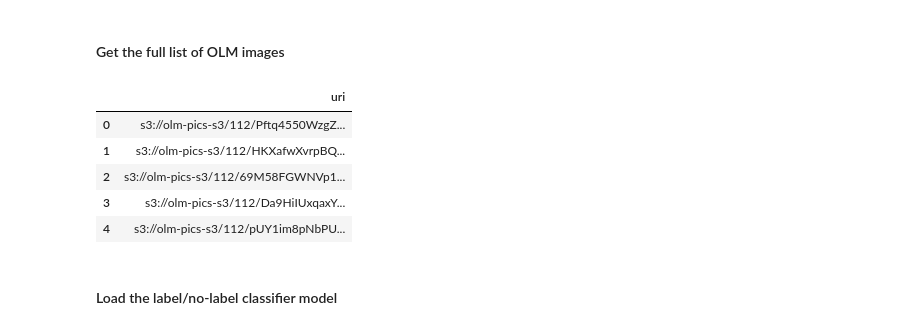
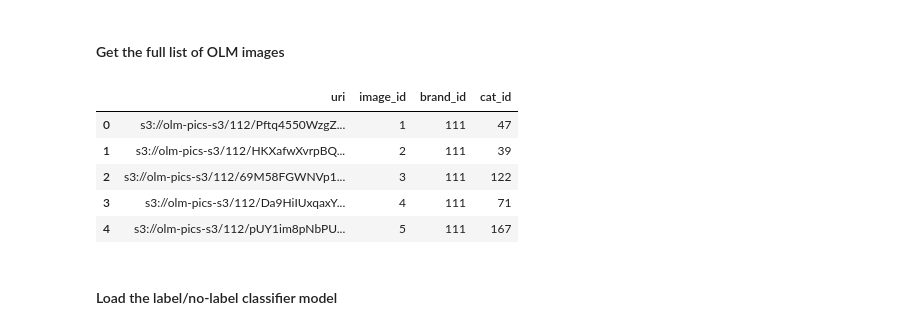
Before and after one commit to thriftypenguin/litter-imagery-brand-recognition, a Jupyter notebook: Inference _and_scaling.ipynb, the cells around one changed output. Saved outputs shown, nothing was run; the diff lists cells and outputs as text; code cells hidden in the pictures.

```diff
--- a/Inference _and_scaling.ipynb
+++ b/Inference _and_scaling.ipynb
@@ -19,14 +31,16 @@ FROM image;
 '''
 image_uri = db_ops.select_to_pandas(query, True, True)
 # %%
+image_uri['brand_id'] = image_uri['brand_id'].fillna(value = 111).astype(int)
+image_uri['cat_id'] = image_uri['cat_id'].fillna(value = 20).astype(int)
 image_uri.head()
 # %% [output]
-|  | uri |
-| 0 | s3://olm-pics-s3/112/Pftq4550WzgZ... |
-| 1 | s3://olm-pics-s3/112/HKXafwXvrpBQ... |
-| 2 | s3://olm-pics-s3/112/69M58FGWNVp1... |
-| 3 | s3://olm-pics-s3/112/Da9HiIUxqaxY... |
-| 4 | s3://olm-pics-s3/112/pUY1im8pNbPU... |
+|  | uri | image_id | brand_id | cat_id |
+| 0 | s3://olm-pics-s3/112/Pftq4550WzgZ... | 1 | 111 | 47 |
+| 1 | s3://olm-pics-s3/112/HKXafwXvrpBQ... | 2 | 111 | 39 |
+| 2 | s3://olm-pics-s3/112/69M58FGWNVp1... | 3 | 111 | 122 |
+| 3 | s3://olm-pics-s3/112/Da9HiIUxqaxY... | 4 | 111 | 71 |
+| 4 | s3://olm-pics-s3/112/pUY1im8pNbPU... | 5 | 111 | 167 |
 # %% [markdown]
 #### Load the label/no-label classifier model
 # %%
```
Also changed, not shown: parts of 8 cells of this notebook.
